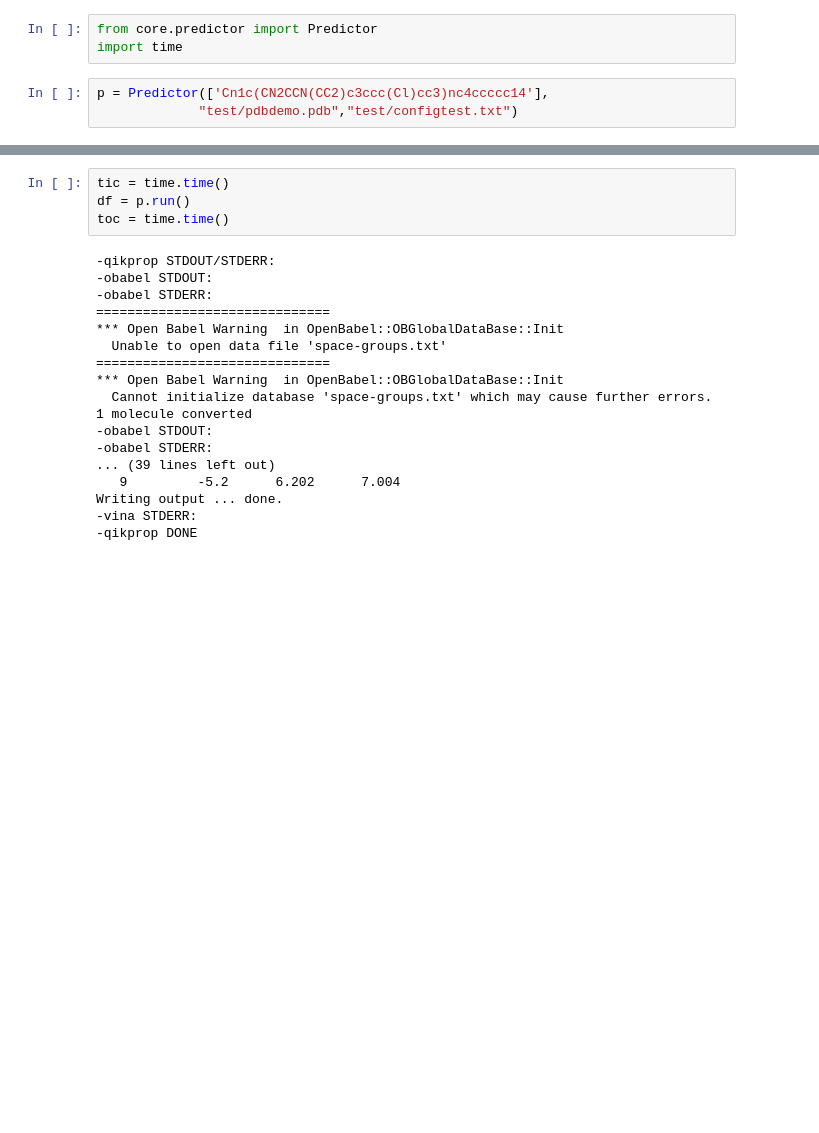
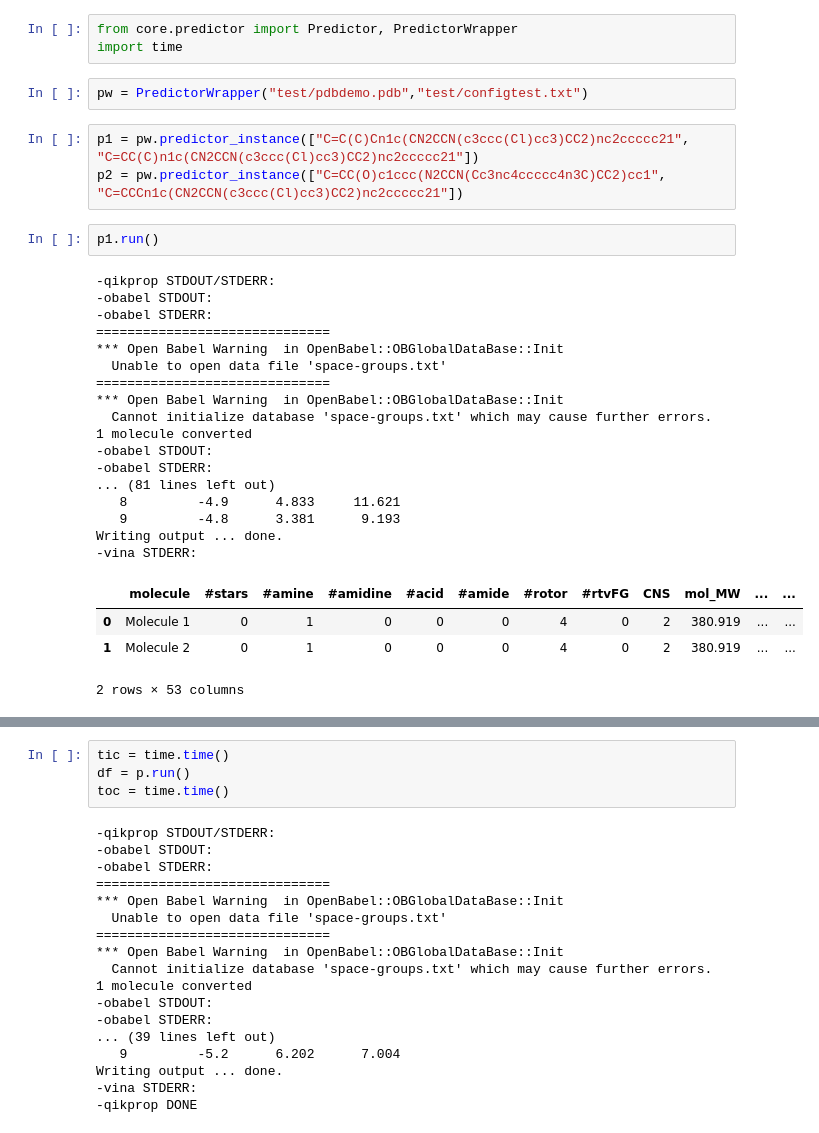
Before and after one commit to mosilian7/VirtualLeadOpt, a Jupyter notebook: Untitled.ipynb, the cells around one changed output, grey strips where cells are left out. Cells and saved outputs as stored; diff of their text form; blank space fills up the shorter version.

```diff
--- a/Untitled.ipynb
+++ b/Untitled.ipynb
@@ -1,6 +1,32 @@
 # %%
-from core.predictor import Predictor
+from core.predictor import Predictor, PredictorWrapper
 import time
 # %%
-p = Predictor(['Cn1c(CN2CCN(CC2)c3ccc(Cl)cc3)nc4ccccc14'],
-             "test/pdbdemo.pdb","test/configtest.txt")
+pw = PredictorWrapper("test/pdbdemo.pdb","test/configtest.txt")
+# %%
+p1 = pw.predictor_instance(["C=C(C)Cn1c(CN2CCN(c3ccc(Cl)cc3)CC2)nc2ccccc21", "C=CC(C)n1c(CN2CCN(c3ccc(Cl)cc3)CC2)nc2ccccc21"])
+p2 = pw.predictor_instance(["C=CC(O)c1ccc(N2CCN(Cc3nc4ccccc4n3C)CC2)cc1", "C=CCCn1c(CN2CCN(c3ccc(Cl)cc3)CC2)nc2ccccc21"])
+# %%
+p1.run()
+# %% [output]
+-qikprop STDOUT/STDERR:
+-obabel STDOUT:
+-obabel STDERR:
+==============================
+*** Open Babel Warning  in OpenBabel::OBGlobalDataBase::Init
+  Unable to open data file 'space-groups.txt'
+==============================
+*** Open Babel Warning  in OpenBabel::OBGlobalDataBase::Init
+  Cannot initialize database 'space-groups.txt' which may cause further errors.
+1 molecule converted
+-obabel STDOUT:
+-obabel STDERR:
+... (81 lines left out)
+   8         -4.9      4.833     11.621
+   9         -4.8      3.381      9.193
+Writing output ... done.
+-vina STDERR:
+|  | molecule | #stars | #amine | #amidine | #acid | #amide | #rotor | #rtvFG | CNS | mol_MW | ... | ... |
+| 0 | Molecule 1 | 0 | 1 | 0 | 0 | 0 | 4 | 0 | 2 | 380.919 | ... | ... |
+| 1 | Molecule 2 | 0 | 1 | 0 | 0 | 0 | 4 | 0 | 2 | 380.919 | ... | ... |
+2 rows × 53 columns
```
Also changed, not shown: parts of 2 cells of this notebook, 5 other files.
